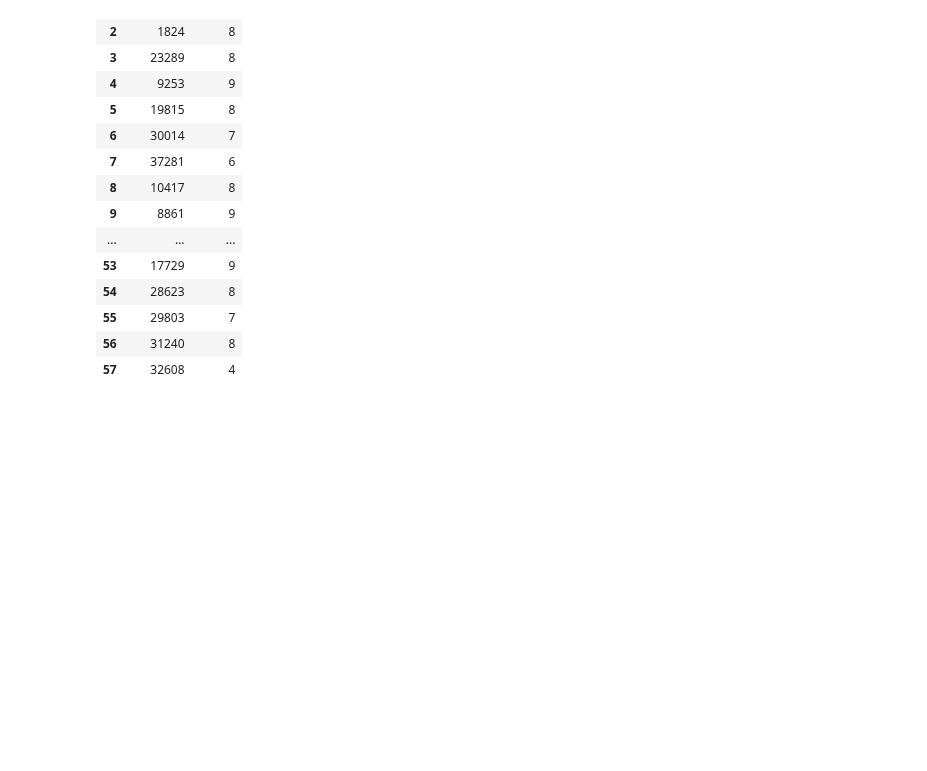
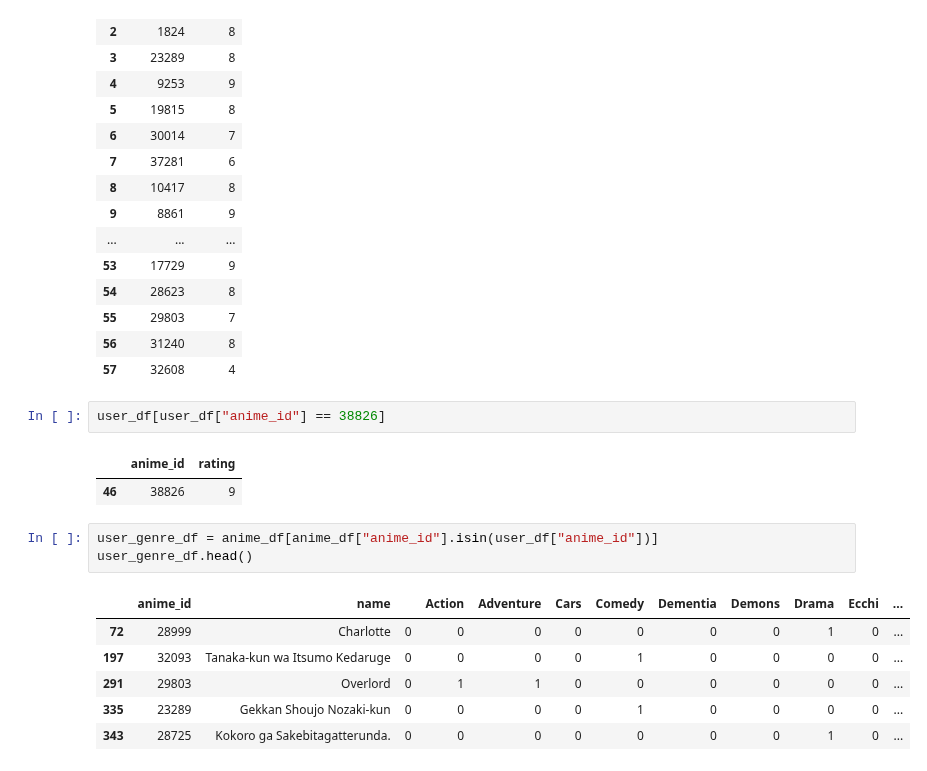
Before and after one commit to Zenoix/Anime-Recommendations, a Jupyter notebook: deployment data/content based filtering.ipynb, the cells around one changed output. Cells and saved outputs as stored; diff of their text form; blank space fills up the shorter version.

```diff
--- a/deployment data/content based filtering.ipynb
+++ b/deployment data/content based filtering.ipynb
@@ -113,3 +133,18 @@ user_df
 | 55 | 29803 | 7 |
 | 56 | 31240 | 8 |
 | 57 | 32608 | 4 |
+# %%
+user_df[user_df["anime_id"] == 38826]
+# %% [output]
+|  | anime_id | rating |
+| 46 | 38826 | 9 |
+# %%
+user_genre_df = anime_df[anime_df["anime_id"].isin(user_df["anime_id"])]
+user_genre_df.head()
+# %% [output]
+|  | anime_id | name |  | Action | Adventure | Cars | Comedy | Dementia | Demons | Drama | Ecchi | ... |
+| 72 | 28999 | Charlotte | 0 | 0 | 0 | 0 | 0 | 0 | 0 | 1 | 0 | ... |
+| 197 | 32093 | Tanaka-kun wa Itsumo Kedaruge | 0 | 0 | 0 | 0 | 1 | 0 | 0 | 0 | 0 | ... |
+| 291 | 29803 | Overlord | 0 | 1 | 1 | 0 | 0 | 0 | 0 | 0 | 0 | ... |
+| 335 | 23289 | Gekkan Shoujo Nozaki-kun | 0 | 0 | 0 | 0 | 1 | 0 | 0 | 0 | 0 | ... |
+| 343 | 28725 | Kokoro ga Sakebitagatterunda. | 0 | 0 | 0 | 0 | 0 | 0 | 0 | 1 | 0 | ... |
```
Also changed, not shown: parts of 8 cells of this notebook.
